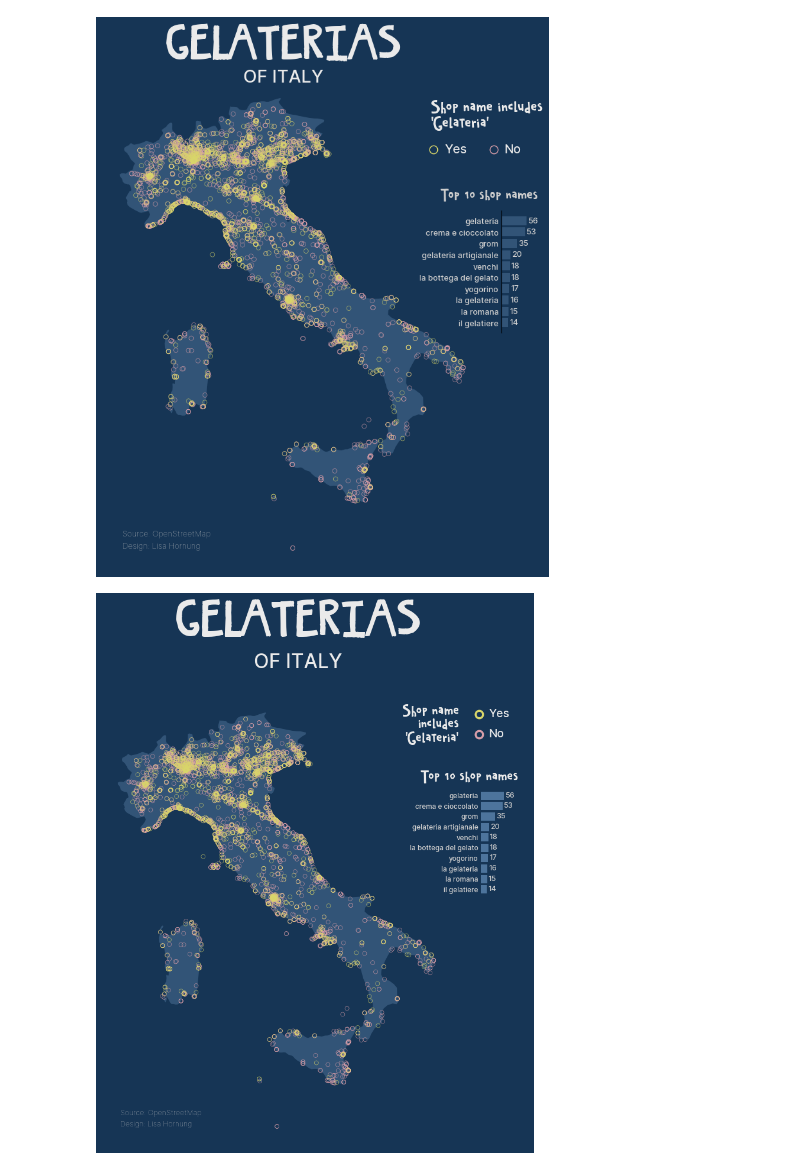
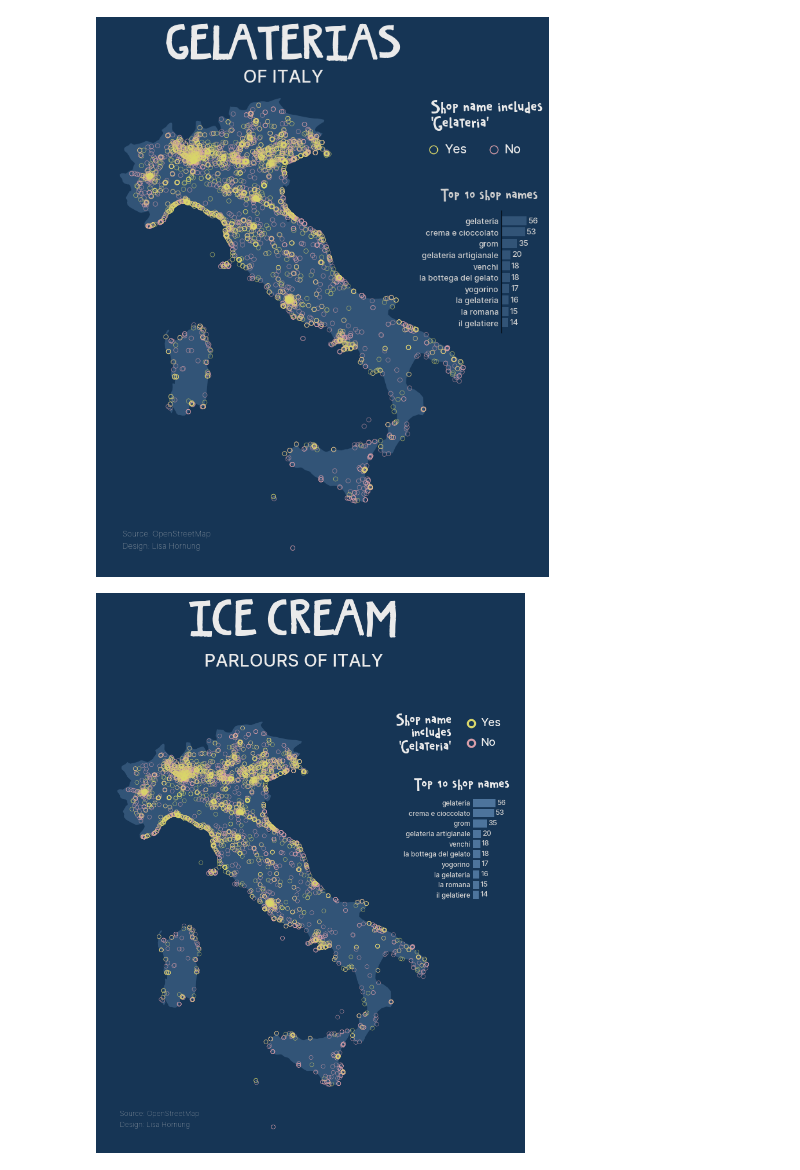
Before and after one commit to Lisa-Ho/small-data-projects, a Jupyter notebook: 2023/2307-gelaterias/gelaterias-map.ipynb, the cells around one changed output. Cells and saved outputs as stored; diff of their text form; code cells hidden in the pictures.

Commit message:
changed title

```diff
--- a/2023/2307-gelaterias/gelaterias-map.ipynb
+++ b/2023/2307-gelaterias/gelaterias-map.ipynb
@@ -296,33 +296,33 @@ for i in range(len(values)):
 # format axis
 baxes.tick_params(axis='y', length = 0, color = "#444444")
 baxes.set_yticks(y_pos, labels, fontproperties=subtitle_font,size=8.5, color=font_color_subtle)
 for pos in ["top", "bottom", "right", "left"]:
     baxes.spines[pos].set_visible(False)
 baxes.set_facecolor(bg_color)
 baxes.xaxis.set_visible(False)
 
 
 # ===
 # Legend
 lgd = fig.add_axes([0.81, 0.76, 0.13, 0.13])
 kw = dict(marker='o', color=bg_color ,markersize=9, alpha=1, markeredgewidth=2.5, markerfacecolor="None")
 legend_elements2 = [Line2D([0], [0], markeredgecolor=colrs["Gelateria"], label="Yes", **kw),
                   Line2D([0], [0], markeredgecolor=colrs["Other"], label="No", **kw),]
 L = lgd.legend(frameon=False, handles=legend_elements2, loc='center', ncol=1, handletextpad=0.2,labelspacing=1.2)
 plt.setp(L.texts,  va="baseline",color=font_color, fontproperties=subtitle_font,size=14, )
 lgd.text(0.1,0.5,"Shop name\nincludes\n'Gelateria'",  va="center",ha="right",color=font_color, fontproperties=title_font,size=12, )
 lgd.axis("off")
 
 #====
 # Text
-plt.figtext(0.55, 0.92 , "of Italy".upper(), fontproperties=subtitle_font, fontsize=24,  ha="center", color=font_color)
-plt.figtext(0.55, 0.92+0.07, "Gelaterias".upper(), fontproperties=title_font, fontsize=34,  ha="center", color=font_color)
+plt.figtext(0.55, 0.94 , "Parlours of Italy".upper(), fontproperties=subtitle_font, fontsize=22,  ha="center", color=font_color)
+plt.figtext(0.55, 0.94+0.07, "Ice Cream".upper(), fontproperties=title_font, fontsize=34,  ha="center", color=font_color)
 plt.figtext(0.25, 0.145, "Source: OpenStreetMap \nDesign: Lisa Hornung", fontproperties=label_font, fontsize=9, ha="left", color="#CECECE", linespacing=1.8)
 
 #====
 # export
 plt.savefig("gelaterias-italy-barchart.png", bbox_inches='tight', dpi=300, pad_inches=0.8, facecolor=bg_color)
 
 plt.show()
 # %% [output]
-[figure, old version]
+[figure, new version]
```
